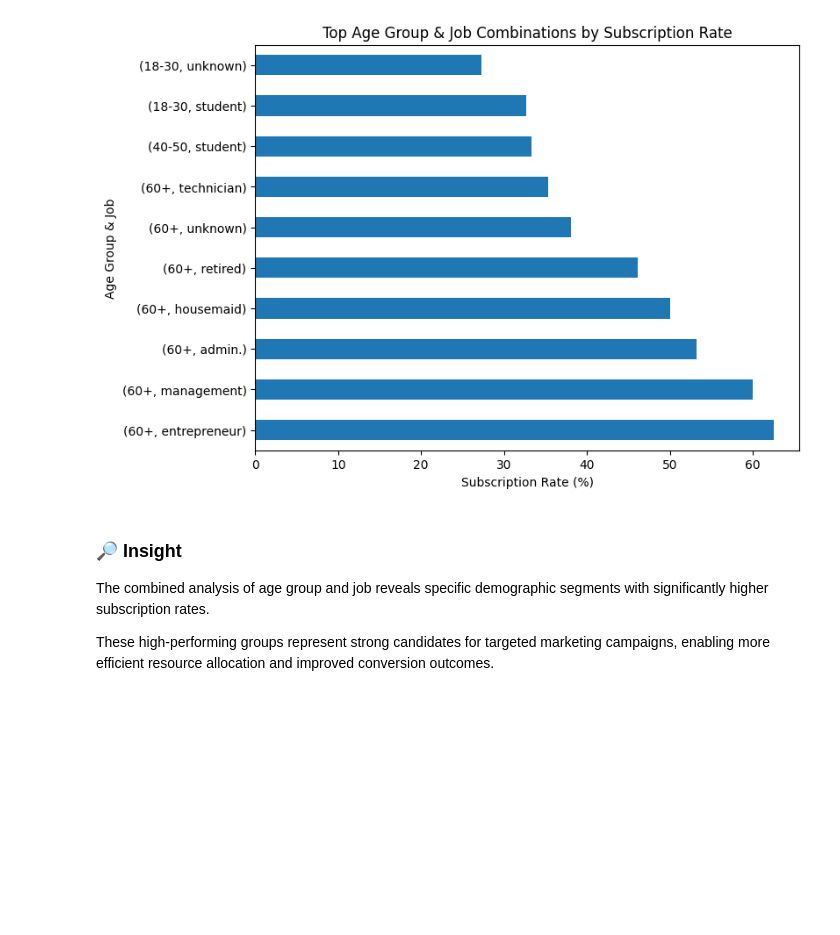
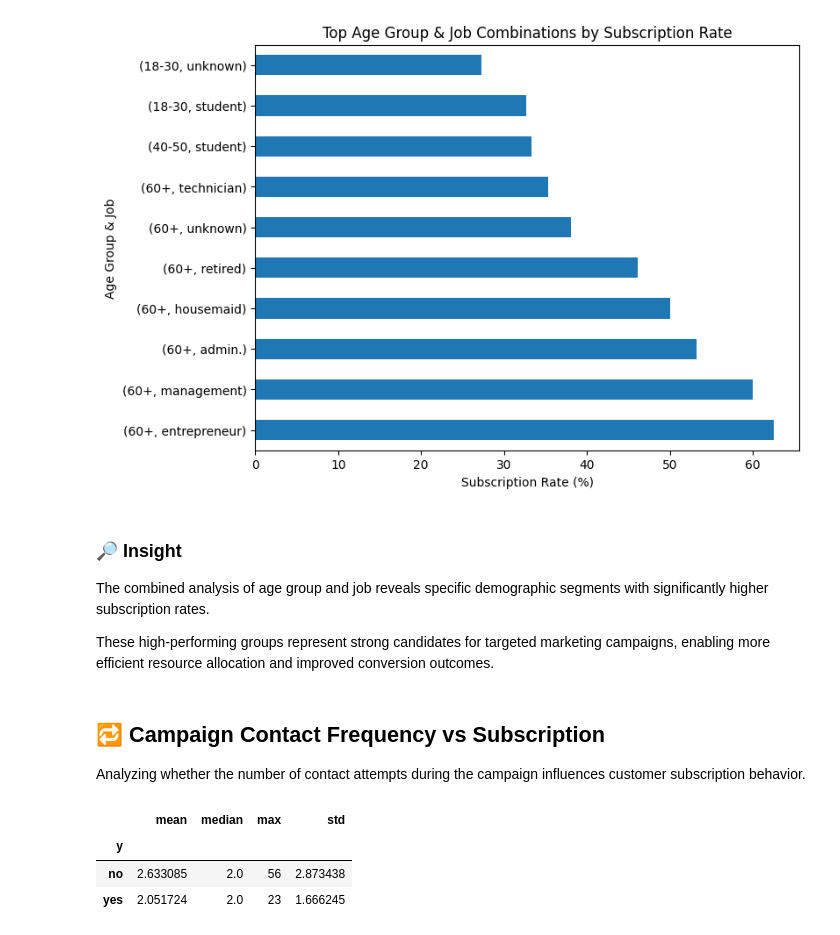
Before and after one commit to srikrishna725/data-analysis-portfolio, a Jupyter notebook: notebooks/analysis.ipynb, the cells around one changed output. Cells and saved outputs as stored; diff of their text form; code cells hidden in the pictures; blank space fills up the shorter version.

```diff
--- a/notebooks/analysis.ipynb
+++ b/notebooks/analysis.ipynb
@@ -275,3 +275,14 @@ plt.show()
 The combined analysis of age group and job reveals specific demographic segments with significantly higher subscription rates.
 
 These high-performing groups represent strong candidates for targeted marketing campaigns, enabling more efficient resource allocation and improved conversion outcomes.
+# %% [markdown]
+## 🔁 Campaign Contact Frequency vs Subscription
+
+Analyzing whether the number of contact attempts during the campaign influences customer subscription behavior.
+# %%
+df.groupby('y')['campaign'].agg(['mean', 'median', 'max', 'std'])
+# %% [output]
+|  | mean | median | max | std |
+| y |  |  |  |  |
+| no | 2.633085 | 2.0 | 56 | 2.873438 |
+| yes | 2.051724 | 2.0 | 23 | 1.666245 |
```
Also changed, not shown: parts of 5 cells of this notebook.
